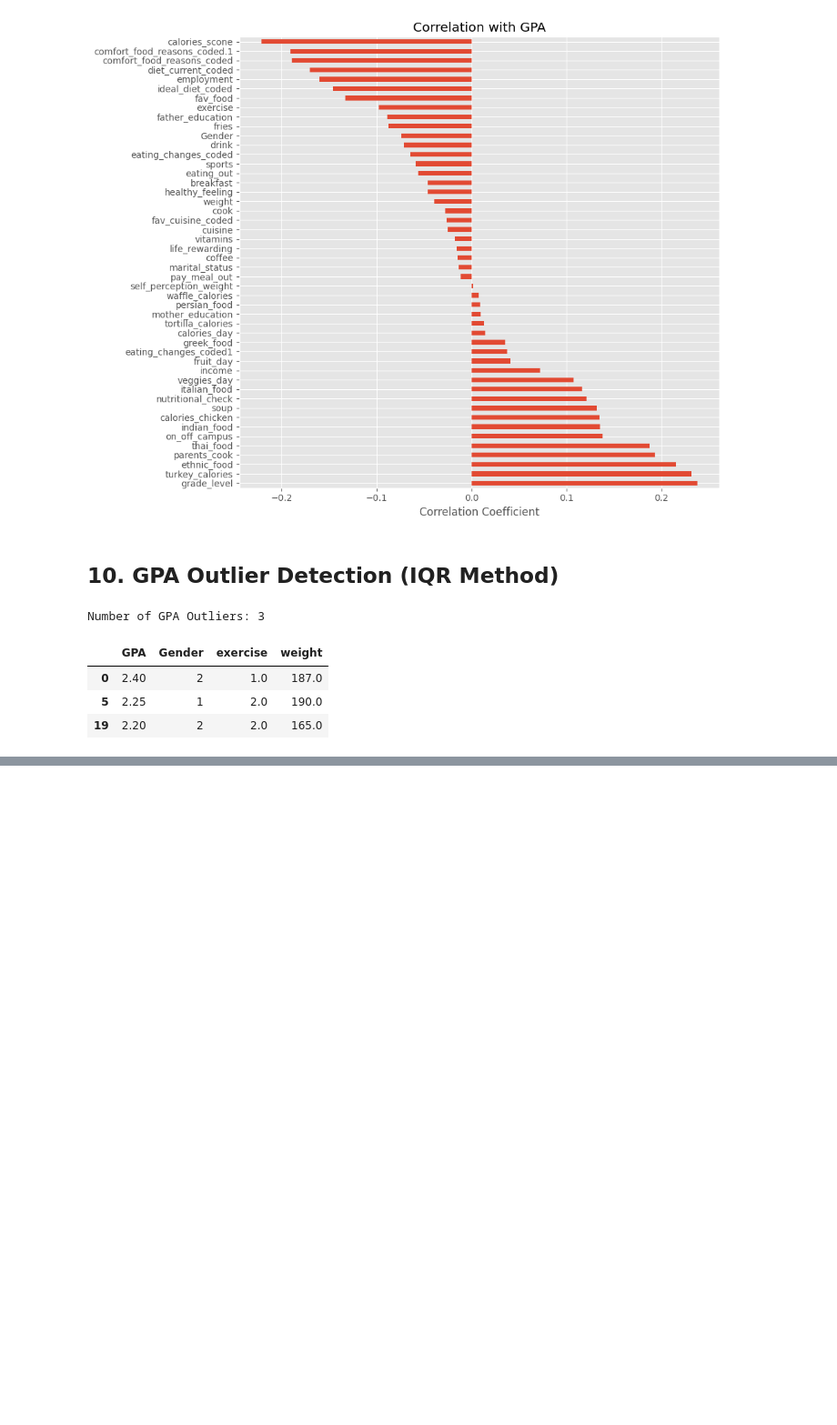
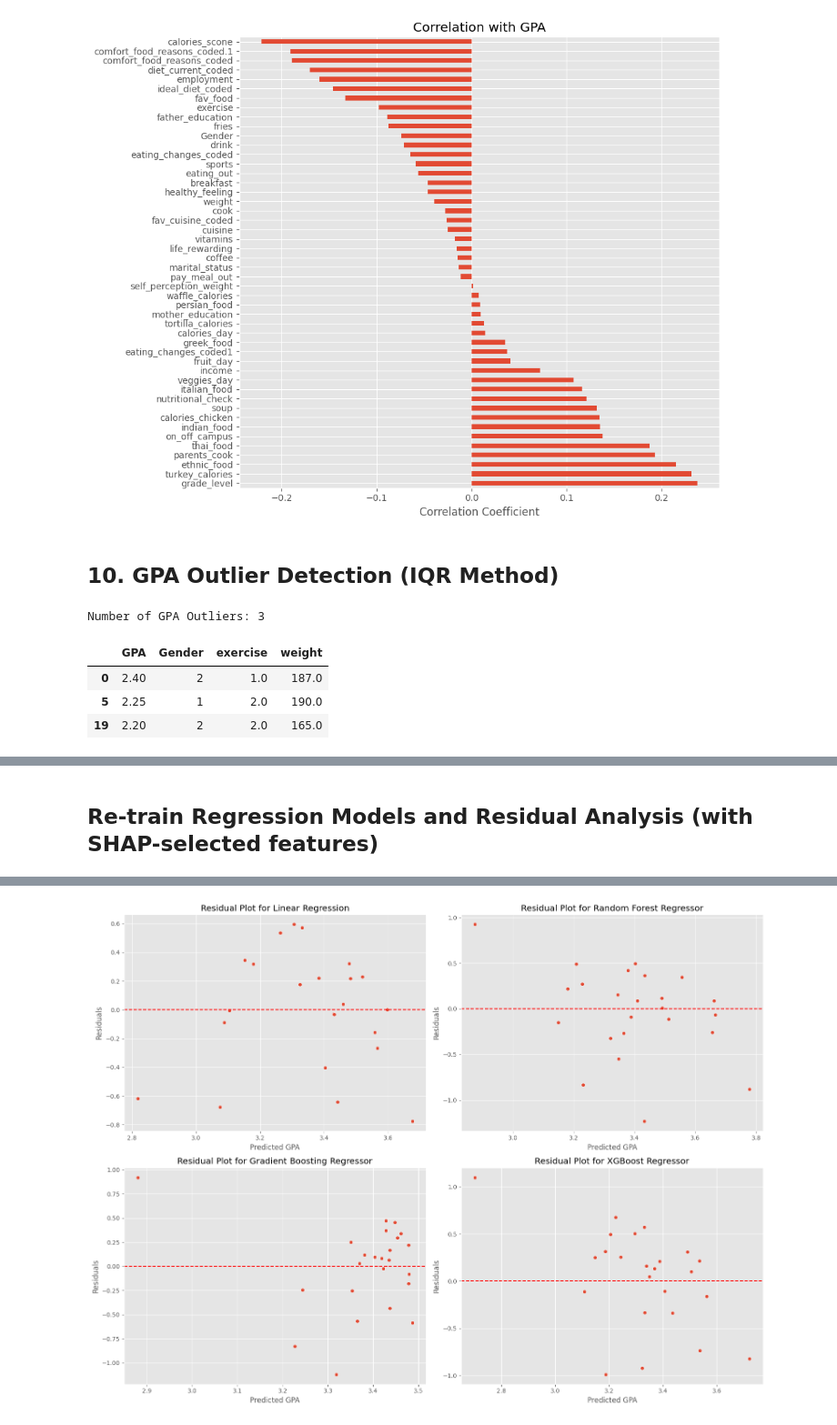
Before and after one commit to l3anxna/what-you-eat-decides-your-grade, a Jupyter notebook: EDA_notebook.ipynb, the cells around one changed output, grey strips where cells are left out. Shown at 91% size. Cells and saved outputs as stored; diff of their text form; code cells hidden in the pictures; blank space fills up the shorter version.

```diff
--- a/EDA_notebook.ipynb
+++ b/EDA_notebook.ipynb
@@ -463,0 +705,19 @@ Number of GPA Outliers: 3
+# %%
+# Identify all current features in the DataFrame (excluding 'GPA')
+current_features = df.columns.drop('GPA', errors='ignore').tolist()
+
+# Identify features that are in the current DataFrame but NOT in the agreed_upon_important_features_by_threshold
+disagreed_features_to_purge = [feat for feat in current_features if feat not in agreed_upon_important_features_by_threshold]
+
+print(f"Features to be purged (not agreed upon as important): {disagreed_features_to_purge}")
+
+# Drop these disagreed features from the DataFrame
+df = df.drop(columns=disagreed_features_to_purge)
+
+print("\nDataFrame shape after purging disagreed features:")
+print(df.shape)
+
+# Update numeric_cols to reflect the new set of features
+numeric_cols = df.select_dtypes(include=np.number).columns
+print("\nUpdated numeric columns:")
+print(numeric_cols.tolist())
@@ -463,0 +755,59 @@ Number of GPA Outliers: 3
+# %% [markdown]
+## Re-train Regression Models and Residual Analysis (with SHAP-selected features)
+# %%
+from sklearn.model_selection import train_test_split
+from sklearn.linear_model import LinearRegression
+from sklearn.ensemble import RandomForestRegressor, GradientBoostingRegressor
+from xgboost import XGBRegressor
+from sklearn.metrics import mean_absolute_error, r2_score
+import matplotlib.pyplot as plt
+import seaborn as sns
+
+# Redefine features (X) and target (y) from the latest df state
+X_new = df.drop(columns=['GPA'])
+y_new = df['GPA']
+
+# Split data into training and testing sets
+X_train_new, X_test_new, y_train_new, y_test_new = train_test_split(X_new, y_new, test_size=0.2, random_state=42)
+
+# Initialize and train the models
+models = {
+    'Linear Regression': LinearRegression(),
+    'Random Forest Regressor': RandomForestRegressor(n_estimators=10, random_state=42), # 10 'epochs'
+    'Gradient Boosting Regressor': GradientBoostingRegressor(n_estimators=10, random_state=42), # 10 'epochs'
+    'XGBoost Regressor': XGBRegressor(n_estimators=10, random_state=42) # 10 'epochs'
+}
+
+predictions = {}
+metrics = {}
+
+print('--- Model Training and Evaluation ---\n')
+for name, model in models.items():
+    print(f'Training {name}...')
+    model.fit(X_train_new, y_train_new)
+    preds = model.predict(X_test_new)
+    predictions[name] = preds
+
+    mae = mean_absolute_error(y_test_new, preds)
+    r2 = r2_score(y_test_new, preds)
+    metrics[name] = {'MAE': mae, 'R-squared': r2}
+
+    print(f'{name} - MAE: {mae:.3f}, R-squared: {r2:.3f}\n')
+
+print('--- Residual Analysis ---')
+plt.figure(figsize=(16, 12))
+
+for i, (name, preds) in enumerate(predictions.items()):
+    residuals = y_test_new - preds
+
+    plt.subplot(2, 2, i + 1) # Create a 2x2 grid of plots
+    sns.scatterplot(x=preds, y=residuals)
+    plt.axhline(y=0, color='r', linestyle='--')
+    plt.title(f'Residual Plot for {name}')
+    plt.xlabel('Predicted GPA')
+    plt.ylabel('Residuals')
+    plt.grid(True)
+
+plt.tight_layout()
+plt.show()
+# %% [output]
@@ -463,0 +829 @@ Number of GPA Outliers: 3
+[figure, added]
```
Also changed, not shown: parts of 26 cells of this notebook.
